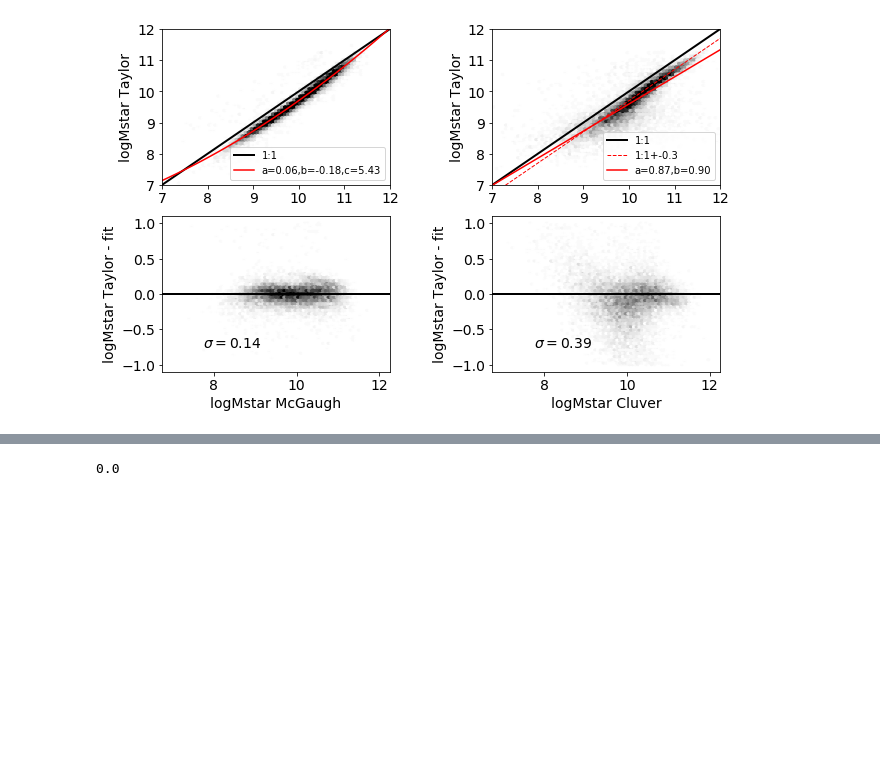
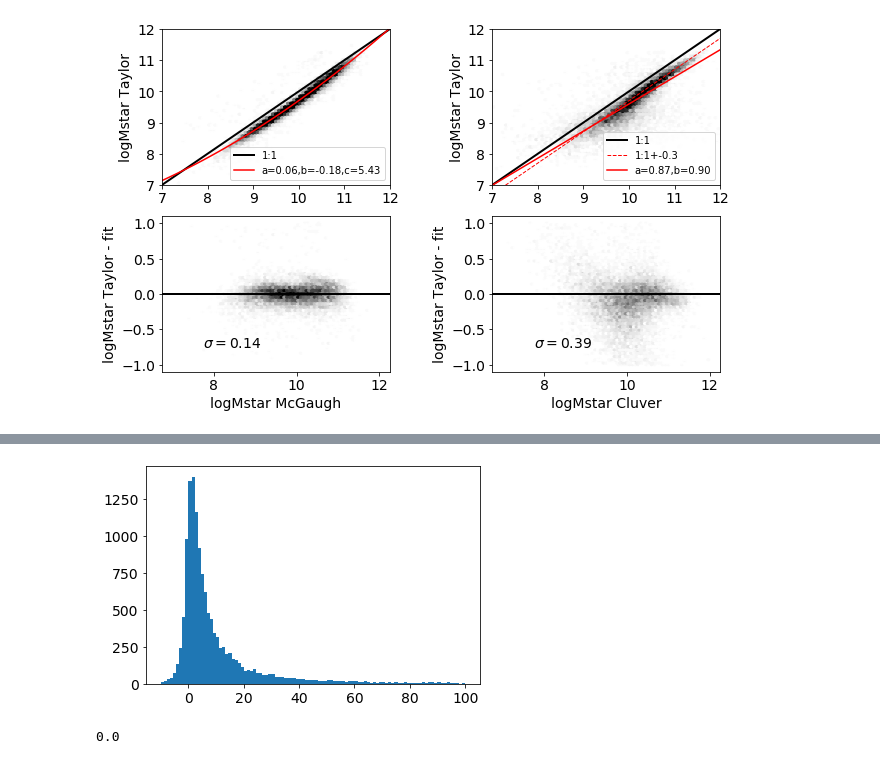
Before and after one commit to rfinn/APPSS, a Jupyter notebook: paper-plots-v1.ipynb, the cells around one changed output, grey strips where cells are left out. Cells and saved outputs as stored; diff of their text form; code cells hidden in the pictures; blank space fills up the shorter version.

```diff
--- a/paper-plots-v1.ipynb
+++ b/paper-plots-v1.ipynb
@@ -836,3 +888,9 @@ fp.fit_sfr()
+# %%
+plt.figure()
+mybins = np.linspace(-10,100,100)
+t = plt.hist(fp.cat['w4_nanomaggies']*np.sqrt(fp.cat['w4_nanomaggies_ivar']),bins=mybins)
+# %% [output]
+[figure, added]
 # %%
 np.max(fp.cat.SERSIC_ABSMAG[:,1])
 # %% [output]
```
Also changed, not shown: parts of 15 cells of this notebook, 3 other files.
